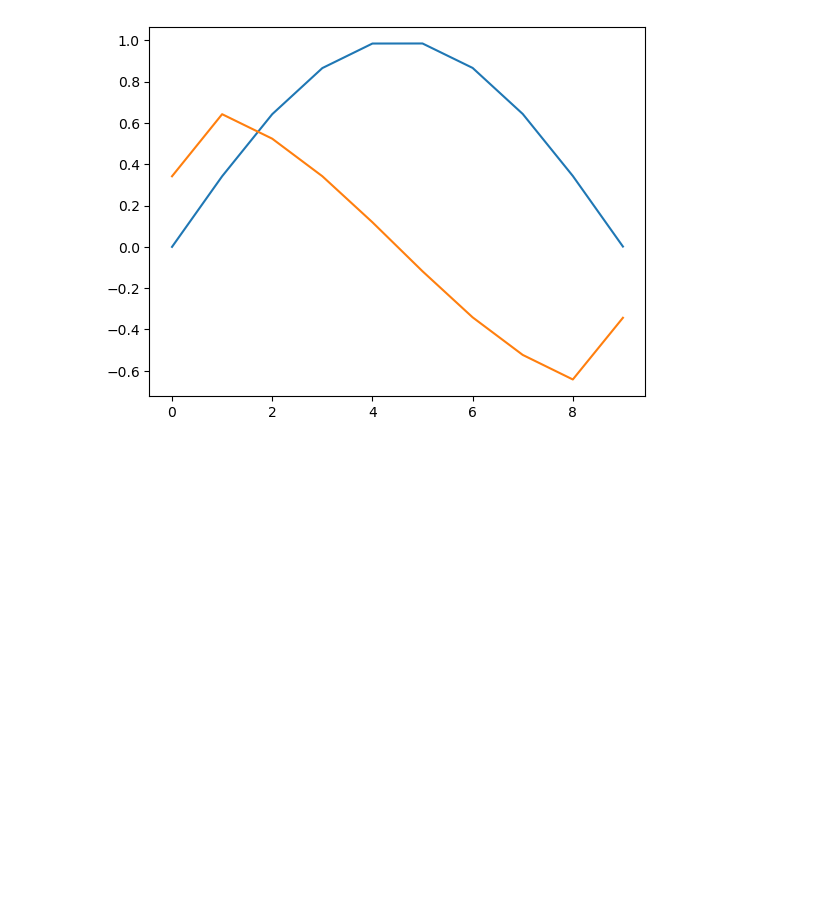
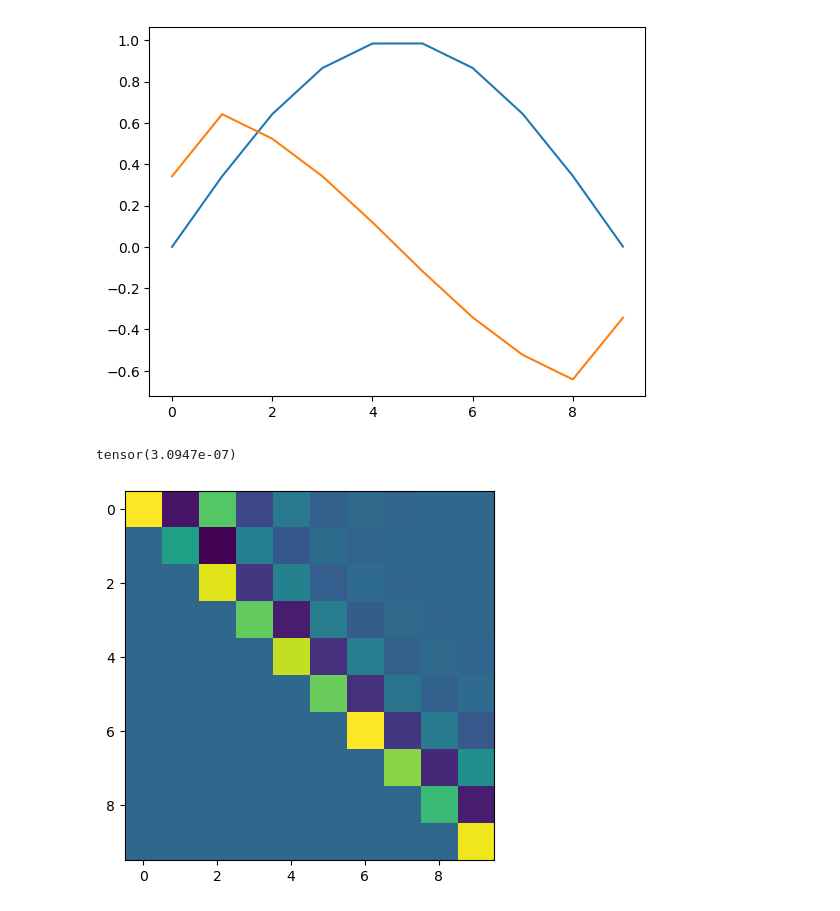
Before and after one commit to methi1999/switching_subspace, a Jupyter notebook: misc.ipynb, the cells around one changed output. Saved outputs shown, nothing was run; the diff lists cells and outputs as text; code cells hidden in the pictures; blank space fills up the shorter version.

```diff
--- a/misc.ipynb
+++ b/misc.ipynb
@@ -121,3 +131,42 @@ plt.plot(dx[0, :, 0].numpy())
 plt.show()
 # %% [output]
 [figure]
+# %%
+
+batch_size, z_size, time_length = 1, 2, 10
+mapped = torch.randn(batch_size, time_length, 3*z_size)
+# Obtain mean and precision matrix components
+num_dim = len(mapped.shape)
+perm = list(range(num_dim - 2)) + [num_dim - 1, num_dim - 2]
+mapped_transposed = mapped.permute(perm)
+mapped_mean = mapped_transposed[:, :z_size]
+mapped_covar = mapped_transposed[:, z_size:]
+
+mapped_covar = torch.nn.functional.softplus(mapped_covar)
+
+mapped_reshaped = mapped_covar.reshape(batch_size, z_size, 2 * time_length)
+
+dense_shape = [batch_size, z_size, time_length, time_length]
+idxs_1 = torch.repeat_interleave(torch.arange(batch_size), z_size * (2 * time_length - 1))
+idxs_2 = torch.tile(torch.repeat_interleave(torch.arange(z_size), (2 * time_length - 1)), dims=(batch_size,))
+idxs_3 = torch.tile(torch.cat([torch.arange(time_length), torch.arange(time_length - 1)]), dims=(batch_size * z_size,))
+idxs_4 = torch.tile(torch.cat([torch.arange(time_length), torch.arange(1, time_length)]), dims=(batch_size * z_size,))
+idxs_all = torch.stack([idxs_1, idxs_2, idxs_3, idxs_4], dim=1)
+
+# Obtain covariance matrix from precision one
+mapped_values = mapped_reshaped[:, :, :-1].reshape(-1)
+prec_sparse = torch.sparse_coo_tensor(idxs_all.T, mapped_values, dense_shape)
+prec_tril = prec_sparse.to_dense() + torch.eye(prec_sparse.size(-1), device=prec_sparse.device)
+cov_tril = torch.linalg.solve(prec_tril, torch.eye(prec_tril.size(-1), device=prec_tril.device))
+cov_tril = torch.where(torch.isfinite(cov_tril), cov_tril, torch.zeros_like(cov_tril))
+# %%
+# prec_sparse.to_dense()
+torch.norm(prec_tril @ cov_tril - torch.eye(prec_tril.size(-1)))
+# %% [output]
+tensor(3.0947e-07)
+# %%
+import matplotlib.pyplot as plt
+plt.imshow(cov_tril[0, 0])
+plt.show()
+# %% [output]
+[figure, added]
```
Also changed, not shown: parts of 3 cells of this notebook, 6 other files.
